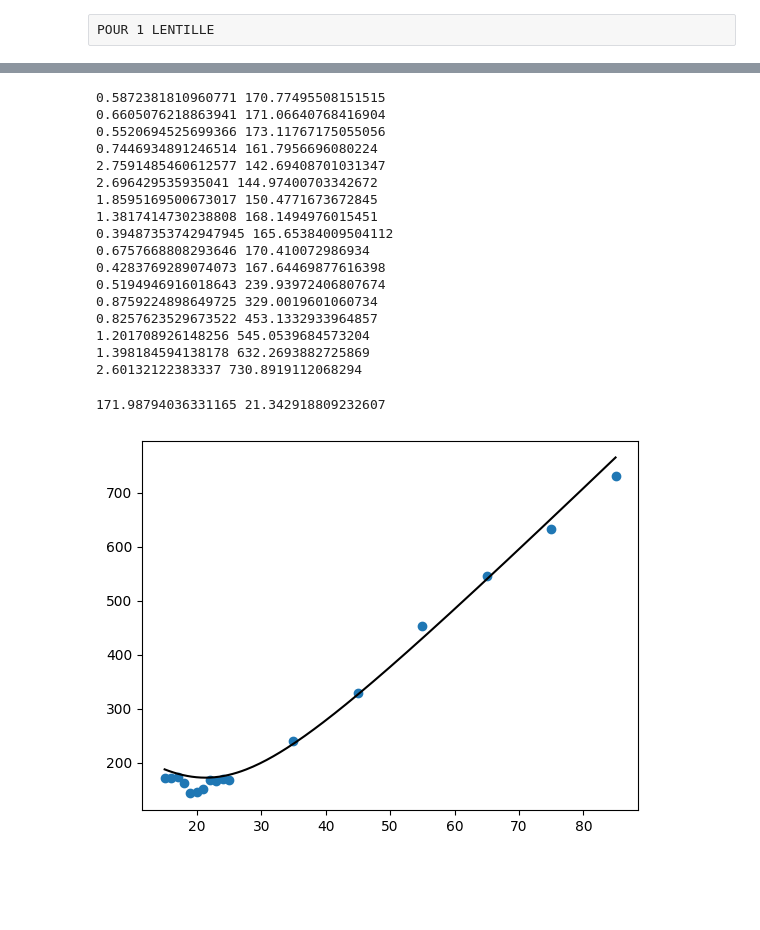
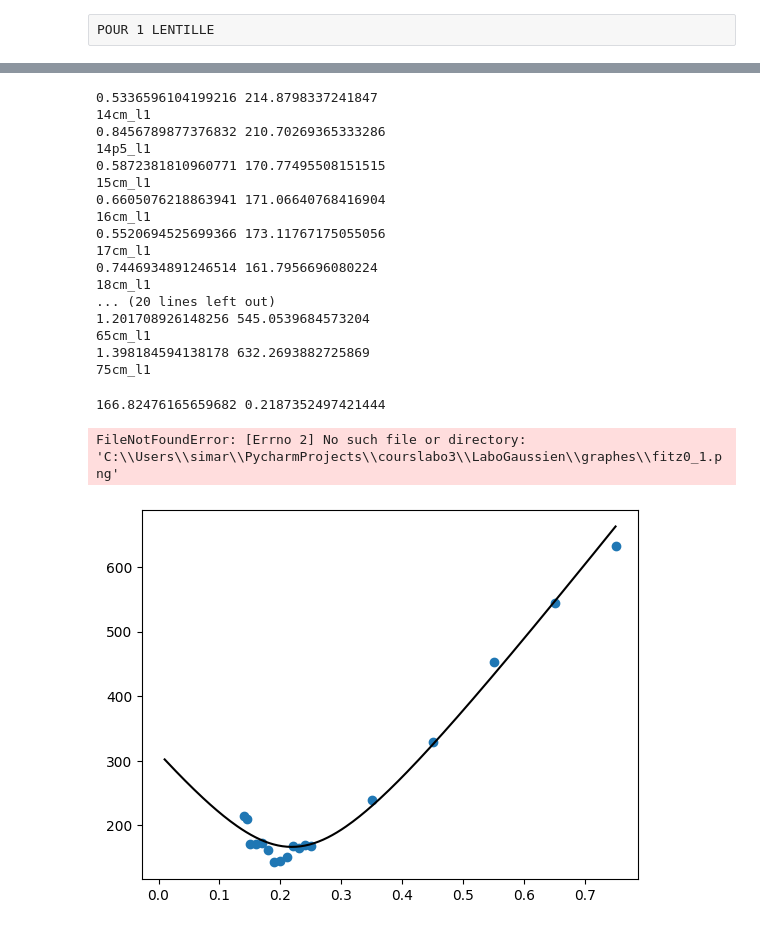
Before and after one commit to Simarties/Labo3, a Jupyter notebook: LaboGaussien/gausmain.ipynb, the cells around one changed output, grey strips where cells are left out. Cells and saved outputs as stored; diff of their text form; code cells hidden in the pictures; blank space fills up the shorter version.

```diff
--- a/LaboGaussien/gausmain.ipynb
+++ b/LaboGaussien/gausmain.ipynb
@@ -19,5 +19,5 @@ laDica = dict(sorted(elDic.items())) #me creer un dictionnaire qui est ordonné
 for i in laDica:
     print(laDica[i])
     spectre = np.loadtxt(f'C:\\Users\\simar\\PycharmProjects\\courslabo3\\LaboGaussien\\donnees\\GAUSS_AR_NS\\{laDica[i]}')
-    plt.scatter(spectre[1:,0],spectre[1:,1])
-    plt.show()
+    #plt.scatter(spectre[1:,0],spectre[1:,1])
+    #plt.show()
@@ -60,11 +78,11 @@ for k,i in enumerate(laDica):
 0.6174370425725757 1081.3753850569544
 0.8779532343261084 1122.8377466520562
 # %%
-z = np.array(list(laDica.keys()))
+z = np.array(list(laDica.keys()))/100
 def courbeQuad(z,w0,z0): #rappel w est en micron et z en cm
-    zR = np.pi*(w0*1e-06)**2/(632.8*1e-09)
+    zR = np.pi*(w0*1e-06)**2/(632.8*1e-09) #m
 
-    return w0 * np.sqrt(1+ ((z-z0)/(zR*100))**2) #ici il fallait convertir zR dans les mêmes unités que z
+    return w0 * np.sqrt(1+ ((z-z0)/(zR))**2) #ici il fallait convertir zR dans les mêmes unités que z
 
 w0_0 = ws.min()
 z0_0 = z[ws.argmin()]
@@ -104,12 +110,12 @@ POUR 1 LENTILLE
 # %%
 donnees1lentille = os.listdir('C:\\Users\\simar\\PycharmProjects\\courslabo3\\LaboGaussien\\donnees\\lentille1')
 
-distance1lent = [float(i.replace('cm','').replace('_l1','.')) for i in donnees1lentille]
+distance1lent = [float(i.replace('cm','').replace('_l1','').replace('p','.')) for i in donnees1lentille]
 
 dic1lent_no = dict(zip(distance1lent,donnees1lentille)) #permet de trier les valeurs selon la distance
 dic1lent = dict(sorted(dic1lent_no.items())) #me creer un dictionnaire qui est ordonné selon la distance
 for i in dic1lent:
     print(dic1lent[i])
     spectre1lent = np.loadtxt(f'C:\\Users\\simar\\PycharmProjects\\courslabo3\\LaboGaussien\\donnees\\lentille1\\{dic1lent[i]}')
-    plt.scatter(spectre1lent[1:,0],spectre1lent[1:,1])
-    plt.show()
+    #plt.scatter(spectre1lent[1:,0],spectre1lent[1:,1])
+    #plt.show()
@@ -128,44 +153,45 @@ for k,i in enumerate(dic1lent):
     ws1lent[k]=popt[2]
 
     print(np.sqrt(pcov[2,2]),popt[2])
-    #print(dic1lent[i])
+    print(dic1lent[i])
     #X = np.arange(min(x),max(x))
     #plt.scatter(x,y)
     #plt.plot(X,erreur(X,*popt),color='black')
     #plt.show()
 # %% [output]
+0.5336596104199216 214.8798337241847
+14cm_l1
+0.8456789877376832 210.70269365333286
+14p5_l1
 0.5872381810960771 170.77495508151515
+15cm_l1
 0.6605076218863941 171.06640768416904
+16cm_l1
 0.5520694525699366 173.11767175055056
+17cm_l1
 0.7446934891246514 161.7956696080224
-2.7591485460612577 142.69408701031347
-2.696429535935041 144.97400703342672
-1.8595169500673017 150.4771673672845
-1.3817414730238808 168.1494976015451
-0.39487353742947945 165.65384009504112
-0.6757668808293646 170.410072986934
-0.4283769289074073 167.64469877616398
-0.5194946916018643 239.93972406807674
-0.8759224898649725 329.0019601060734
-0.8257623529673522 453.1332933964857
+18cm_l1
+... (20 lines left out)
 1.201708926148256 545.0539684573204
+65cm_l1
 1.398184594138178 632.2693882725869
-2.60132122383337 730.8919112068294
+75cm_l1
 # %%
-z_1lent = np.array(list(dic1lent.keys()))
+z_1lent = np.array(list(dic1lent.keys()))/100
 
 w0_1 = ws1lent.min()
 z0_1 = z[ws1lent.argmin()]
 p01 = [w0_1,z0_1]
 bounds = ([0,-np.inf],[np.inf,np.inf])
 popt,pcov = curve_fit(courbeQuad,z_1lent,ws1lent,p0=p01,bounds=bounds, maxfev=200000)
 w01_fit, z01_fit = popt
 print(w01_fit, z01_fit)
 
-Z = np.linspace(z_1lent.min(),z_1lent.max(),200)
+Z = np.linspace(0.01,z_1lent.max(),200)
 plt.scatter(z_1lent,ws1lent)
 plt.plot(Z,courbeQuad(Z,*popt),color='black')
 plt.savefig('graphes\\fitz0_1.png')
 # %% [output]
-171.98794036331165 21.342918809232607
+166.82476165659682 0.2187352497421444
+FileNotFoundError: [Errno 2] No such file or directory: 'C:\\Users\\simar\\PycharmProjects\\courslabo3\\LaboGaussien\\graphes\\fitz0_1.png'
-[figure, old version]
+[figure, new version]
```
Also changed, not shown: parts of 12 cells of this notebook, 38 other files.
